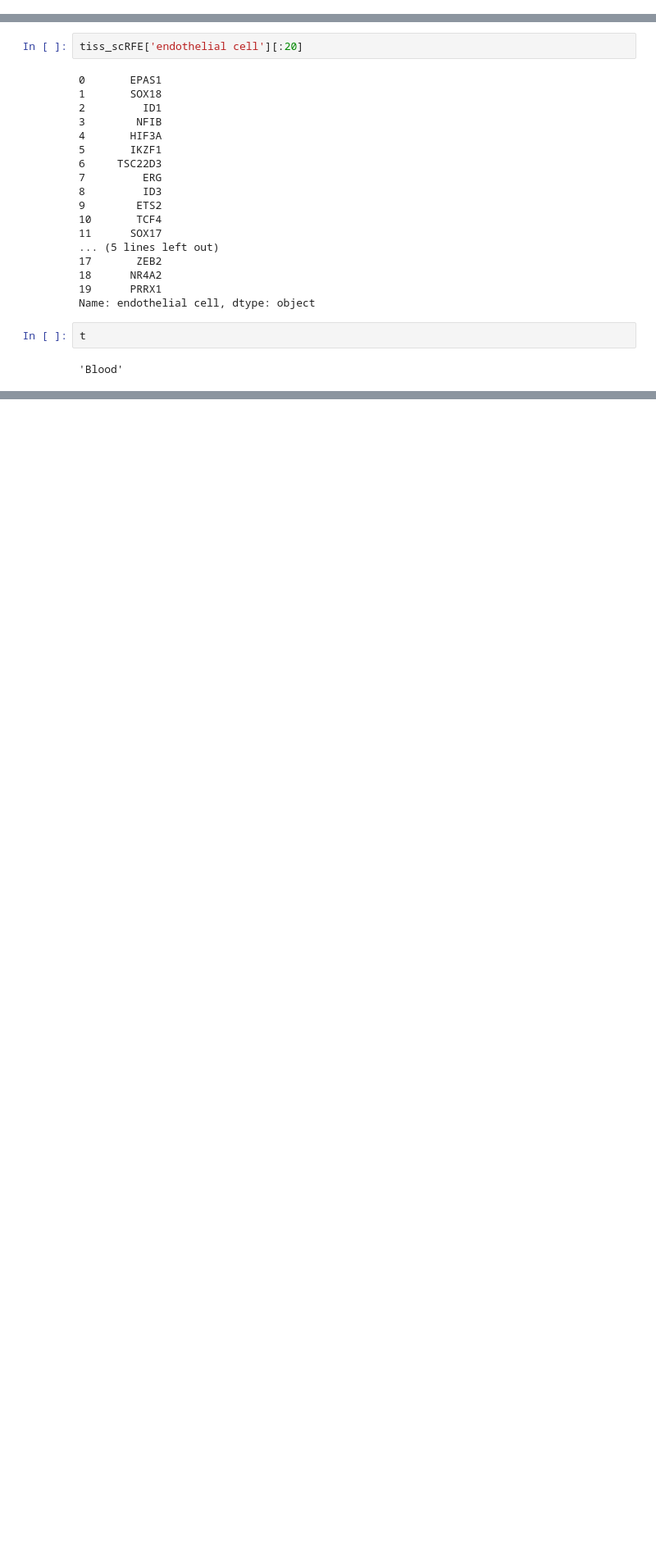
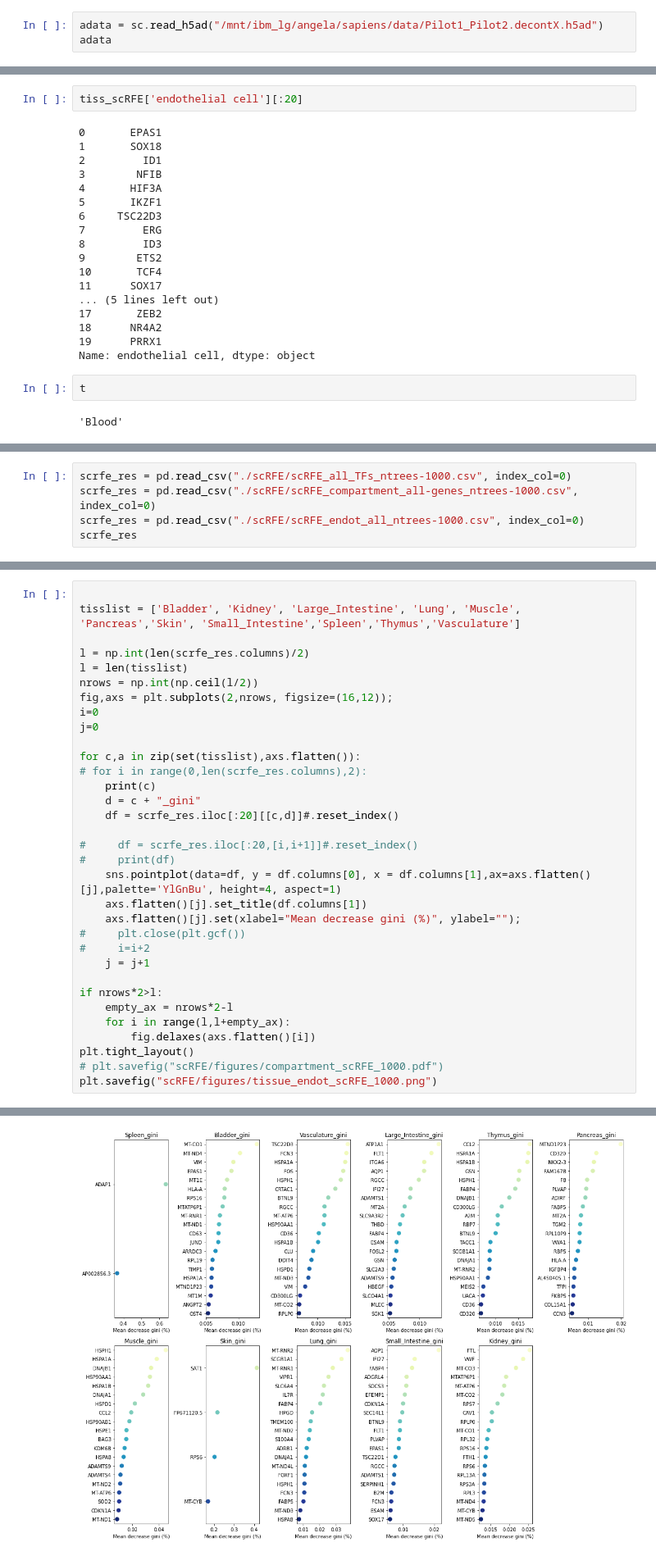
Before and after one commit to czbiohub-sf/tabula-sapiens, a Jupyter notebook: analysis-scripts/publication/v0/Fig2_scRFE-analysis.ipynb, the cells around one changed output, grey strips where cells are left out. Shown at 82% size. Saved outputs shown, nothing was run; the diff lists cells and outputs as text; blank space fills up the shorter version.

```diff
--- a/analysis-scripts/publication/v0/Fig2_scRFE-analysis.ipynb
+++ b/analysis-scripts/publication/v0/Fig2_scRFE-analysis.ipynb
@@ -56,3 +58,6 @@ AnnData object with n_obs × n_vars = 203513 × 58870
     uns: 'compartment_colors', 'compartment_pred_colors', 'donor_colors', 'donor_tech_colors', 'method_colors', 'neighbors', 'tissue_colors', 'umap'
     obsm: 'UMAP_donor_tech.100', 'UMAP_donor_tech.200', 'UMAP_donor_tech.50', 'X_scvi', 'X_scvi_donor_tech', 'X_umap'
     obsp: 'connectivities', 'distances'
+# %%
+adata = sc.read_h5ad("/mnt/ibm_lg/angela/sapiens/data/Pilot1_Pilot2.decontX.h5ad")
+adata
@@ -357,0 +417,5 @@ t
+# %%
+scrfe_res = pd.read_csv("./scRFE/scRFE_all_TFs_ntrees-1000.csv", index_col=0)
+scrfe_res = pd.read_csv("./scRFE/scRFE_compartment_all-genes_ntrees-1000.csv", index_col=0)
+scrfe_res = pd.read_csv("./scRFE/scRFE_endot_all_ntrees-1000.csv", index_col=0)
+scrfe_res
@@ -357,0 +450,34 @@ t
+# %%
+
+tisslist = ['Bladder', 'Kidney', 'Large_Intestine', 'Lung', 'Muscle', 'Pancreas','Skin', 'Small_Intestine','Spleen','Thymus','Vasculature']
+
+l = np.int(len(scrfe_res.columns)/2)
+l = len(tisslist)
+nrows = np.int(np.ceil(l/2))
+fig,axs = plt.subplots(2,nrows, figsize=(16,12));
+i=0
+j=0
+
+for c,a in zip(set(tisslist),axs.flatten()):
+# for i in range(0,len(scrfe_res.columns),2):
+    print(c)
+    d = c + "_gini"
+    df = scrfe_res.iloc[:20][[c,d]]#.reset_index()
+
+#     df = scrfe_res.iloc[:20,[i,i+1]]#.reset_index()
+#     print(df)
+    sns.pointplot(data=df, y = df.columns[0], x = df.columns[1],ax=axs.flatten()[j],palette='YlGnBu', height=4, aspect=1)
+    axs.flatten()[j].set_title(df.columns[1])
+    axs.flatten()[j].set(xlabel="Mean decrease gini (%)", ylabel="");
+#     plt.close(plt.gcf())
+#     i=i+2
+    j = j+1
+
+if nrows*2>l:
+    empty_ax = nrows*2-l
+    for i in range(l,l+empty_ax):
+        fig.delaxes(axs.flatten()[i])
+plt.tight_layout()
+# plt.savefig("scRFE/figures/compartment_scRFE_1000.pdf")
+plt.savefig("scRFE/figures/tissue_endot_scRFE_1000.png")
+# %% [output]
@@ -357,0 +495 @@ t
+[figure, added]
```
Also changed, not shown: parts of 25 cells of this notebook, 8 other files.
